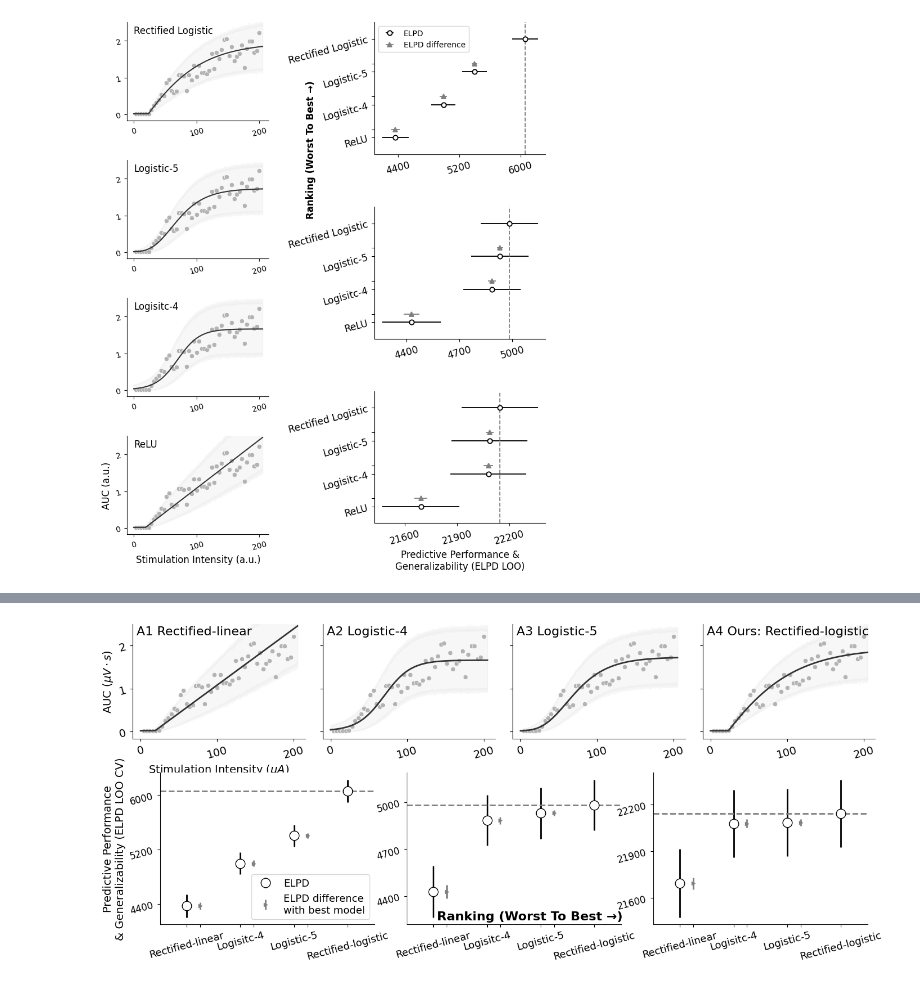
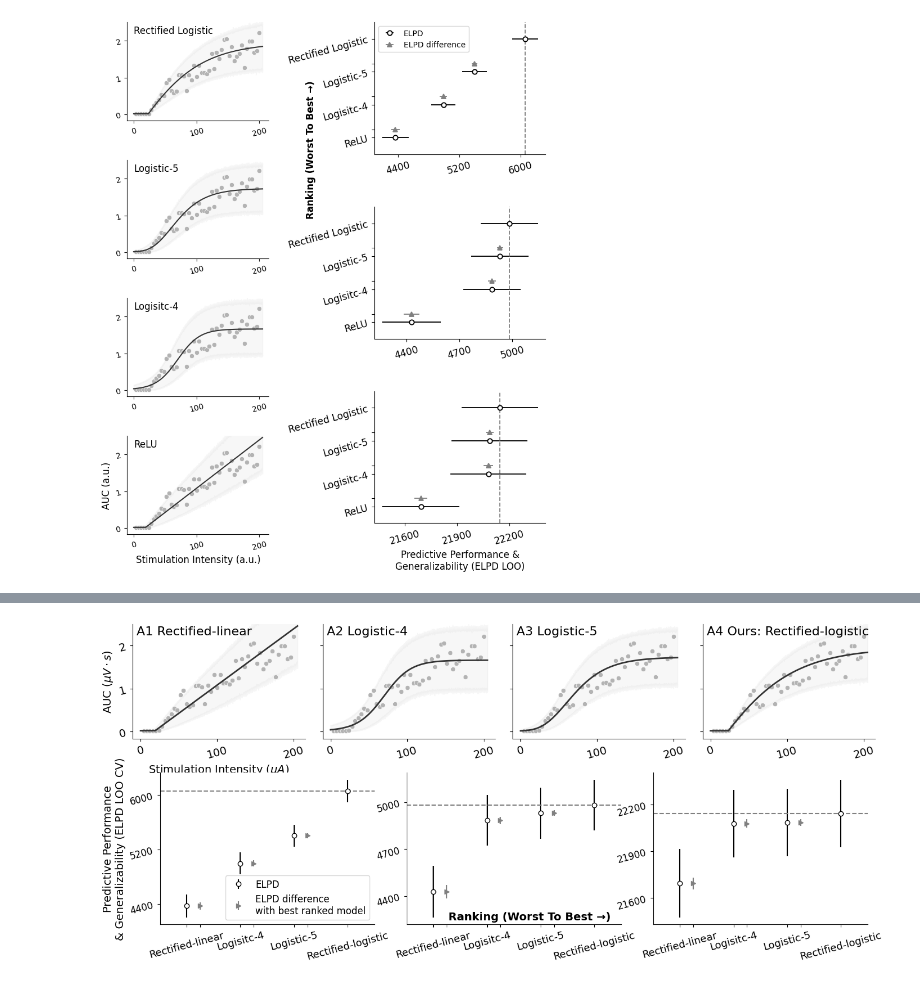
Before and after one commit to hbmep/hbmep-paper, a Jupyter notebook: notebooks/rats/J_RCML_000/fn-comparison/comparison.ipynb, the cells around one changed output, grey strips where cells are left out. Cells and saved outputs as stored; diff of their text form; code cells hidden in the pictures.

```diff
--- a/notebooks/rats/J_RCML_000/fn-comparison/comparison.ipynb
+++ b/notebooks/rats/J_RCML_000/fn-comparison/comparison.ipynb
@@ -318,20 +318,20 @@ def plot_compare_df(ax, comp_df):
         mfc="white",
         # mew=linewidth,
         # lw=linewidth,
-        ms=12,
-        linewidth=2
+        # ms=12,
+        # linewidth=2
     )
     ax.errorbar(
         y=comp_df[information_criterion].iloc[1:],
         x=yticks_pos[1::2],
         yerr=comp_df.dse[1:],
-        label="ELPD difference\nwith best model",
+        label="ELPD difference\nwith best ranked model",
         color="grey",
         fmt=">",
         # mew=linewidth,
         # elinewidth=linewidth,
-        ms=5,
-        linewidth=2,
+        # ms=5,
+        # linewidth=2,
     )
     plot_kwargs = {}
     # linewidth =
@@ -339,7 +339,7 @@ def plot_compare_df(ax, comp_df):
         comp_df[information_criterion].iloc[0],
         ls=plot_kwargs.get("ls_min_ic", "--"),
         color=plot_kwargs.get("color_ls_min_ic", "grey"),
-        linewidth=2
+        # linewidth=2
         # lw=linewidth,
     )
     ax.set_xticks(yticks_pos)
@@ -421,10 +421,10 @@ for i, ax in enumerate(axes.flat):
     if i == 0: ax.set_yticks([4400, 5200, 6000])
     if i == 1: ax.set_yticks([4400, 4700, 5000])
     if i == 2: ax.set_yticks([21600, 21900, 22200])
-    if not i: ax.legend(loc="lower right", fontsize=13)
+    if not i: ax.legend(loc="lower right", frameon=True, fontsize=12)
 
 ax = axes[0, 1]
-ax.text(-.4, 4250, "Ranking (Worst To Best →)", fontweight="semibold", fontsize=16, rotation=0, ha="center", zorder=5)
+ax.text(-.4, 4250, "Ranking (Worst To Best →)", fontweight="semibold", fontsize=14, rotation=0, ha="center", zorder=5)
 
 ax = axes[0, 0]
 ax.set_ylabel("Predictive Performance\n& Generalizability (ELPD LOO CV)", fontsize=axis_label_size)
@@ -446 +446 @@ logger.info(f"Saved to {dest}")
-[figure, old version]
+[figure, new version]
```
Also changed, not shown: parts of 8 cells of this notebook.
